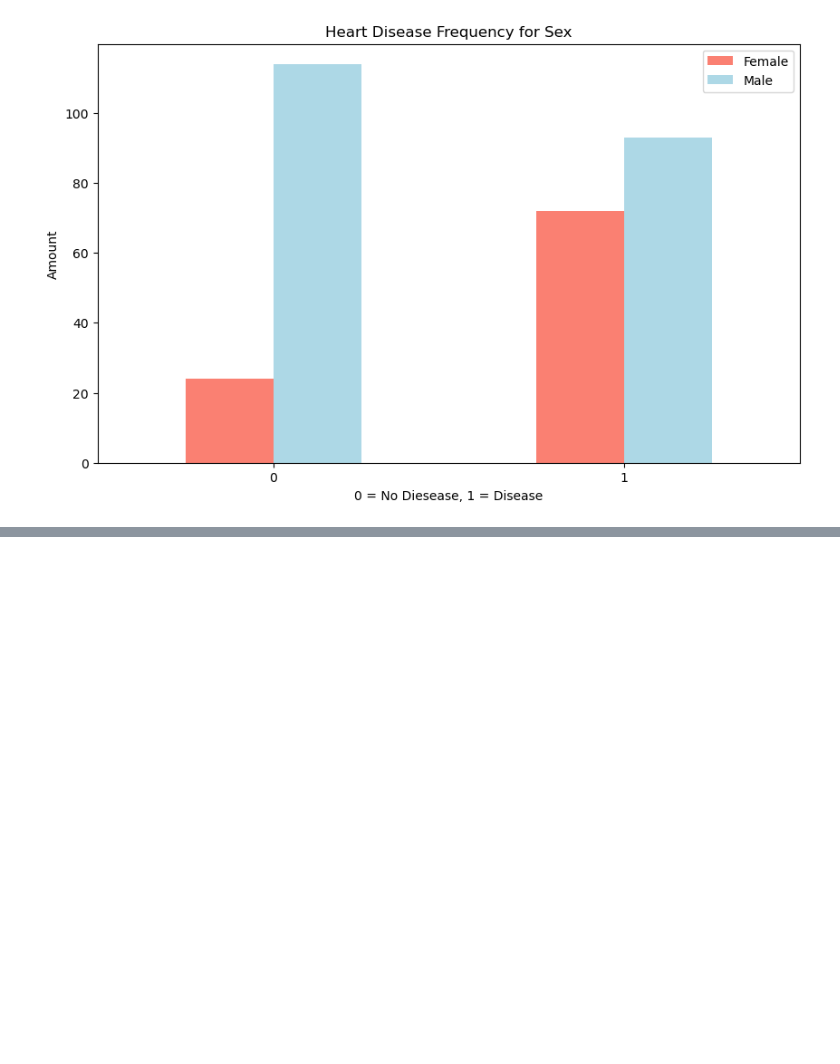
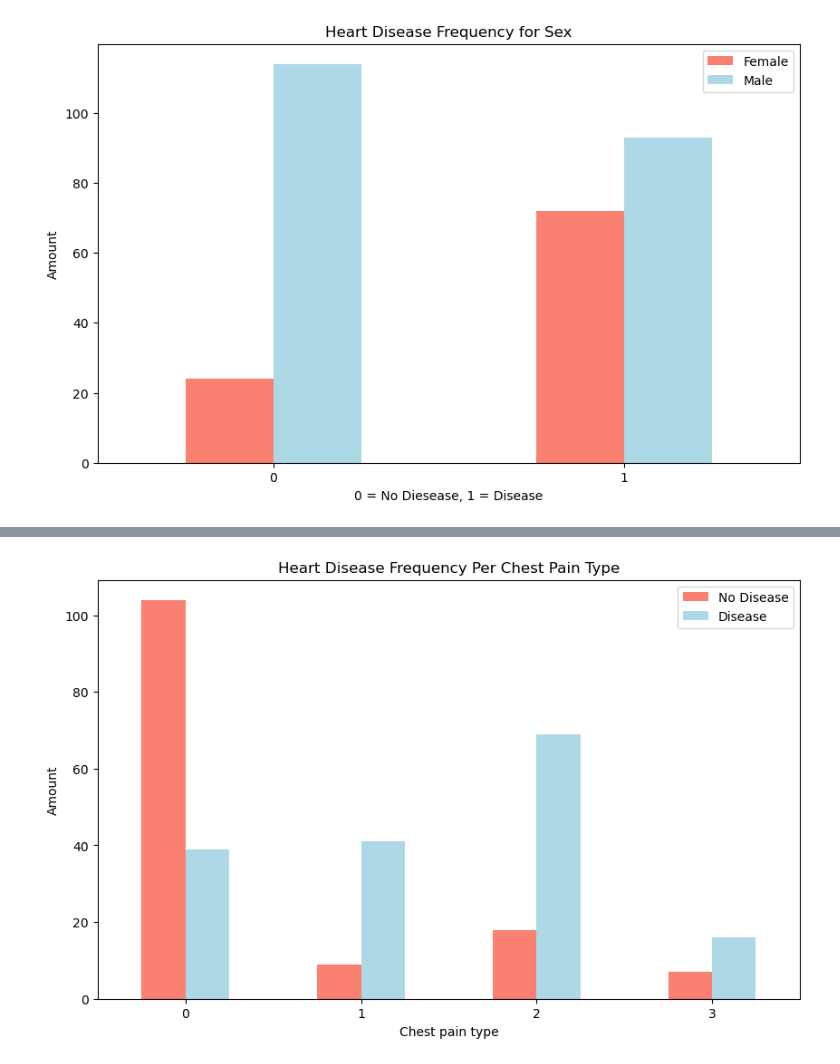
Before and after one commit to Nexi77/classifying-heart-diseases, a Jupyter notebook: heart_disease_classification.ipynb, the cells around one changed output, grey strips where cells are left out. Cells and saved outputs as stored; diff of their text form; code cells hidden in the pictures; blank space fills up the shorter version.

```diff
--- a/heart_disease_classification.ipynb
+++ b/heart_disease_classification.ipynb
@@ -234,0 +270,11 @@ plt.show()
+# %%
+# Make the crosstab more visual
+pd.crosstab(heart_disease_df["cp"], heart_disease_df["target"]).plot(kind="bar", figsize=(10,6), color=["salmon", "lightblue"])
+plt.title("Heart Disease Frequency Per Chest Pain Type")
+plt.xlabel("Chest pain type")
+plt.ylabel("Amount")
+plt.legend(["No Disease", "Disease"])
+plt.xticks(rotation=0)
+plt.show()
+# %% [output]
+[figure, added]
```
Also changed, not shown: parts of 7 cells of this notebook.
